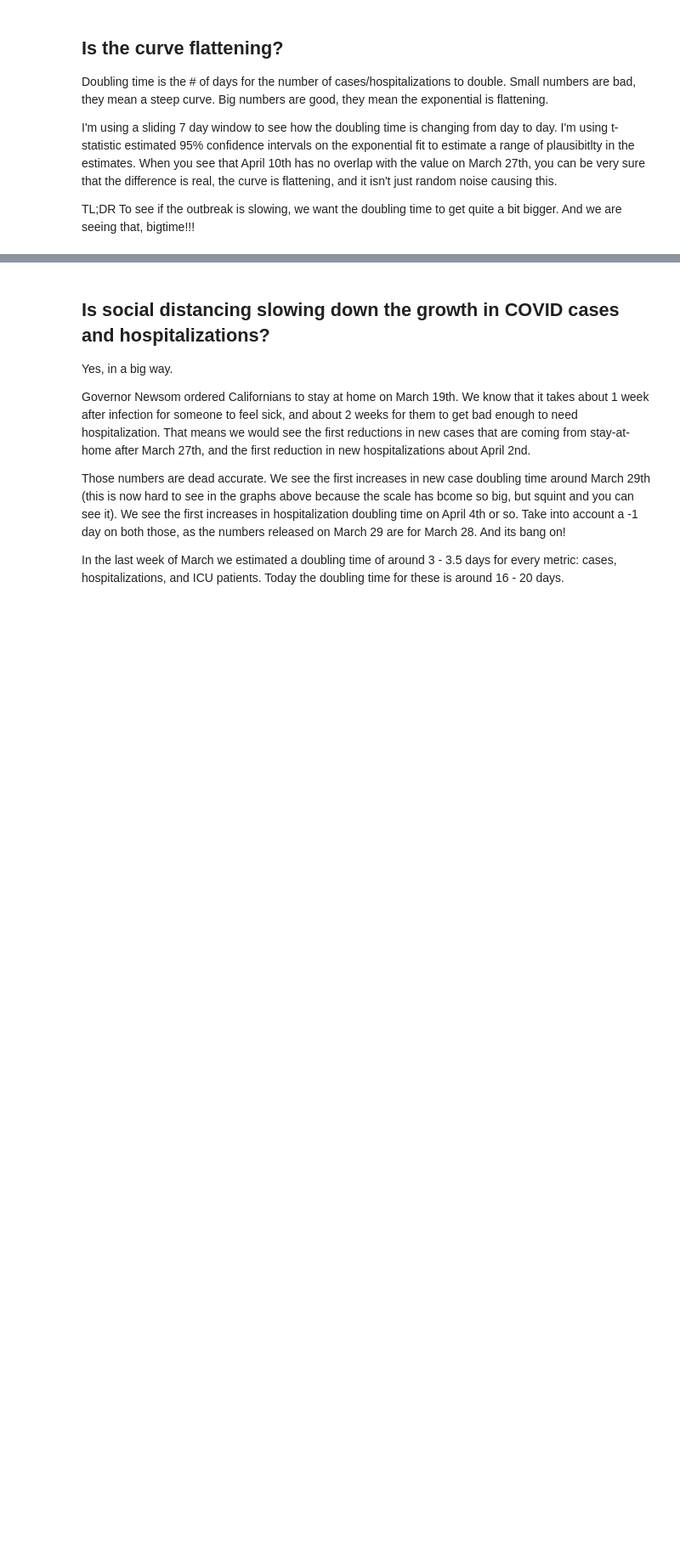
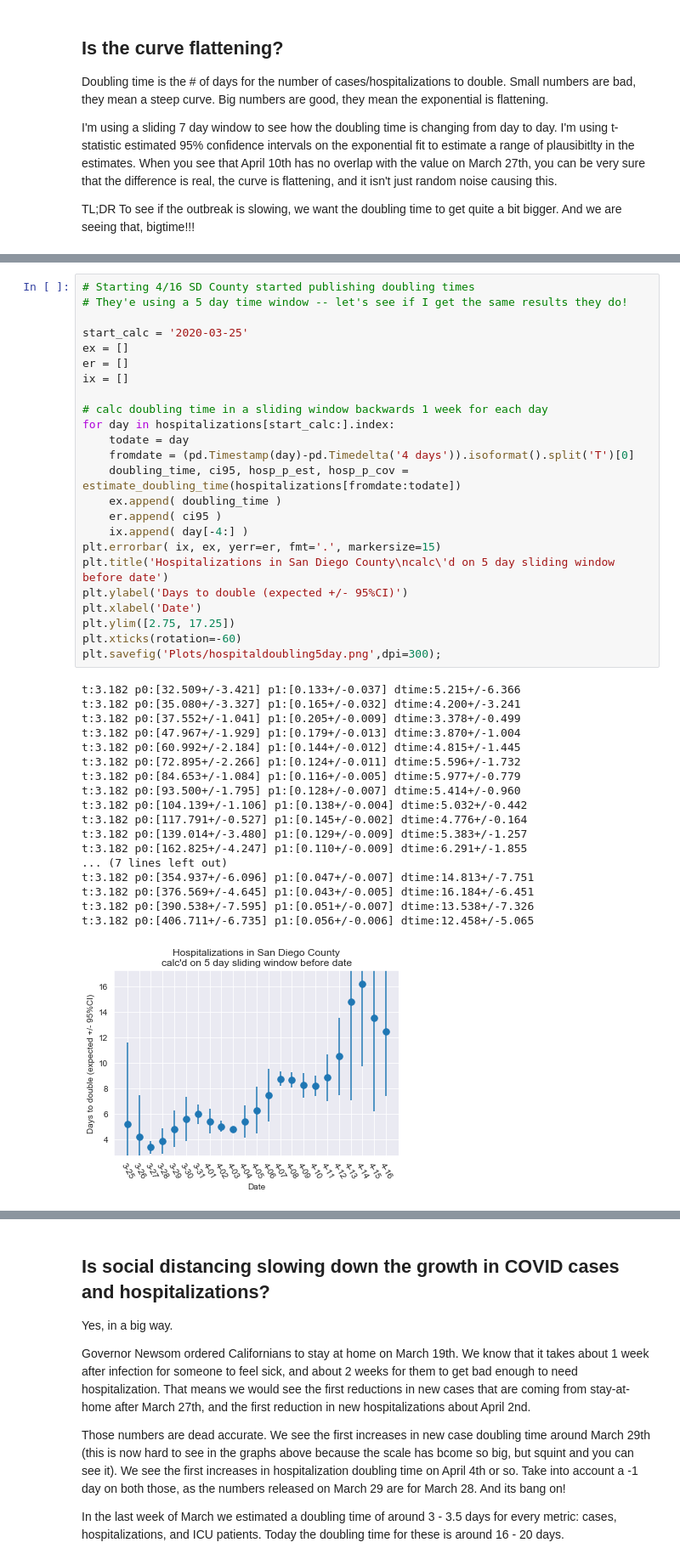
Before and after one commit to jasongfleischer/SanDiegoCountyCOVID19, a Jupyter notebook: San Diego Country Coronavirus History.ipynb, the cells around one changed output, grey strips where cells are left out. Shown at 85% size. Cells and saved outputs as stored; diff of their text form; blank space fills up the shorter version.

```diff
--- a/San Diego Country Coronavirus History.ipynb
+++ b/San Diego Country Coronavirus History.ipynb
@@ -423,0 +420,43 @@ t:2.262 p0:[261.192+/-5.733] p1:[0.063+/-0.003] dtime:11.002+/-1.321
+# %%
+# Starting 4/16 SD County started publishing doubling times
+# They'e using a 5 day time window -- let's see if I get the same results they do!
+
+start_calc = '2020-03-25'
+ex = []
+er = []
+ix = []
+
+# calc doubling time in a sliding window backwards 1 week for each day
+for day in hospitalizations[start_calc:].index:
+    todate = day
+    fromdate = (pd.Timestamp(day)-pd.Timedelta('4 days')).isoformat().split('T')[0]
+    doubling_time, ci95, hosp_p_est, hosp_p_cov = estimate_doubling_time(hospitalizations[fromdate:todate])
+    ex.append( doubling_time )
+    er.append( ci95 )
+    ix.append( day[-4:] )
+plt.errorbar( ix, ex, yerr=er, fmt='.', markersize=15)
+plt.title('Hospitalizations in San Diego County\ncalc\'d on 5 day sliding window before date')
+plt.ylabel('Days to double (expected +/- 95%CI)')
+plt.xlabel('Date')
+plt.ylim([2.75, 17.25])
+plt.xticks(rotation=-60)
+plt.savefig('Plots/hospitaldoubling5day.png',dpi=300);
+# %% [output]
+t:3.182 p0:[32.509+/-3.421] p1:[0.133+/-0.037] dtime:5.215+/-6.366
+t:3.182 p0:[35.080+/-3.327] p1:[0.165+/-0.032] dtime:4.200+/-3.241
+t:3.182 p0:[37.552+/-1.041] p1:[0.205+/-0.009] dtime:3.378+/-0.499
+t:3.182 p0:[47.967+/-1.929] p1:[0.179+/-0.013] dtime:3.870+/-1.004
+t:3.182 p0:[60.992+/-2.184] p1:[0.144+/-0.012] dtime:4.815+/-1.445
+t:3.182 p0:[72.895+/-2.266] p1:[0.124+/-0.011] dtime:5.596+/-1.732
+t:3.182 p0:[84.653+/-1.084] p1:[0.116+/-0.005] dtime:5.977+/-0.779
+t:3.182 p0:[93.500+/-1.795] p1:[0.128+/-0.007] dtime:5.414+/-0.960
+t:3.182 p0:[104.139+/-1.106] p1:[0.138+/-0.004] dtime:5.032+/-0.442
+t:3.182 p0:[117.791+/-0.527] p1:[0.145+/-0.002] dtime:4.776+/-0.164
+t:3.182 p0:[139.014+/-3.480] p1:[0.129+/-0.009] dtime:5.383+/-1.257
+t:3.182 p0:[162.825+/-4.247] p1:[0.110+/-0.009] dtime:6.291+/-1.855
+... (7 lines left out)
+t:3.182 p0:[354.937+/-6.096] p1:[0.047+/-0.007] dtime:14.813+/-7.751
+t:3.182 p0:[376.569+/-4.645] p1:[0.043+/-0.005] dtime:16.184+/-6.451
+t:3.182 p0:[390.538+/-7.595] p1:[0.051+/-0.007] dtime:13.538+/-7.326
+t:3.182 p0:[406.711+/-6.735] p1:[0.056+/-0.006] dtime:12.458+/-5.065
+[figure, added]
```
Also changed, not shown: parts of 17 cells of this notebook, 16 other files.
